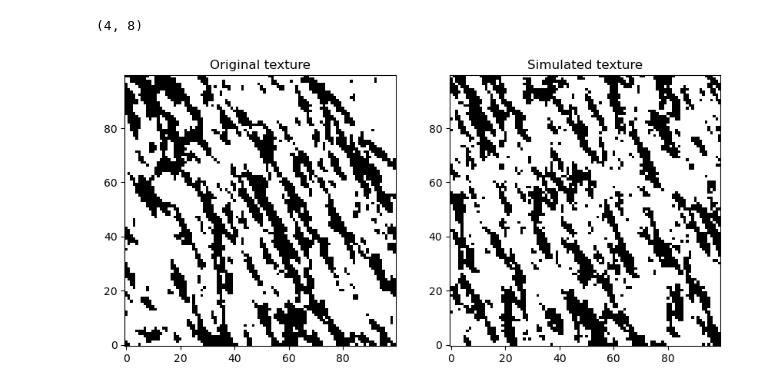
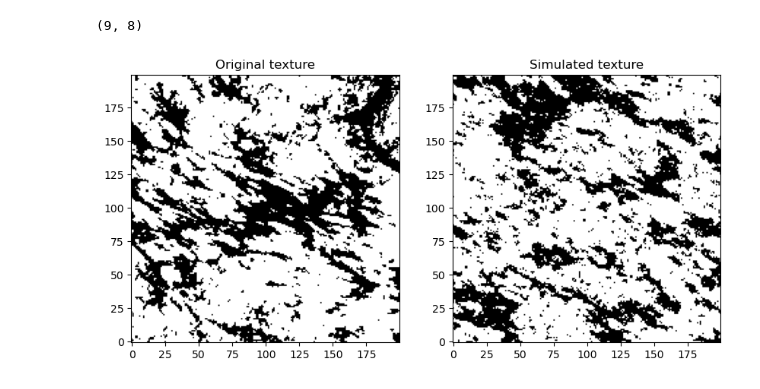
Before and after one commit to TiNezlobinsky/BiTis, a Jupyter notebook: examples/fft_properties.ipynb, the cells around one changed output. Saved outputs shown, nothing was run; the diff lists cells and outputs as text; code cells hidden in the pictures.

```diff
--- a/examples/fft_properties.ipynb
+++ b/examples/fft_properties.ipynb
@@ -18,40 +18,43 @@ df['Tissue size'] = df['Tissue size'].apply(
 
 # Filter the dataset to extract one specific texture that meets the criteria:
 filtered_df = df[(df['Density'].between(0.3, 0.35)) &
-                 (df['Elongation'] > 2.5)]
+                 (df['Elongation'] > 1.5)]
 
 print(filtered_df.shape)
-texture = filtered_df["Tissue Matrix"].iloc[1]
+texture = filtered_df["Tissue Matrix"].iloc[2]
 
 # 1 - healthy tissue, 2 - fibrosis
 texture = np.where(texture == 0, 1, 2).astype(np.float32)
 # %% [output]
-(4, 8)
+(9, 8)
 # %%
 import bitis as bt
+
+
+texture = filtered_df["Tissue Matrix"].iloc[1]
+
+# 1 - healthy tissue, 2 - fibrosis
+texture = np.where(texture == 0, 1, 2).astype(np.float32)
 
 texture_ = texture[:, :].copy()
 simulation_tex = np.zeros_like(texture_)
 
 simulation = bt.AdaptiveSampling(simulation_tex,
                                  texture_,
-                                 max_known_pixels=30,
+                                 max_known_pixels=20,
                                  max_template_size=50,
                                  min_template_size=5,
-                                 num_of_candidates=1,
+                                 num_of_candidates=3,
                                  min_known_pixels=1,
                                  use_tf=False)
 
 simulated_tex = simulation.run(max_iter=None)
-
-simulated_smoothed = gaussian_filter(simulated_tex, sigma=1)
-texture_smoothed_ = gaussian_filter(texture_, sigma=1)
 
 fig, axs = plt.subplots(ncols=2, figsize=(10, 5))
 axs[0].imshow(texture_, cmap='gray_r', origin='lower')
 axs[0].set_title('Original texture')
 axs[1].imshow(simulated_tex, cmap='gray_r', origin='lower')
 axs[1].set_title('Simulated texture')
 plt.show()
 # %% [output]
-[figure, old version]
+[figure, new version]
```
Also changed, not shown: parts of 5 cells of this notebook, 8 other files.
